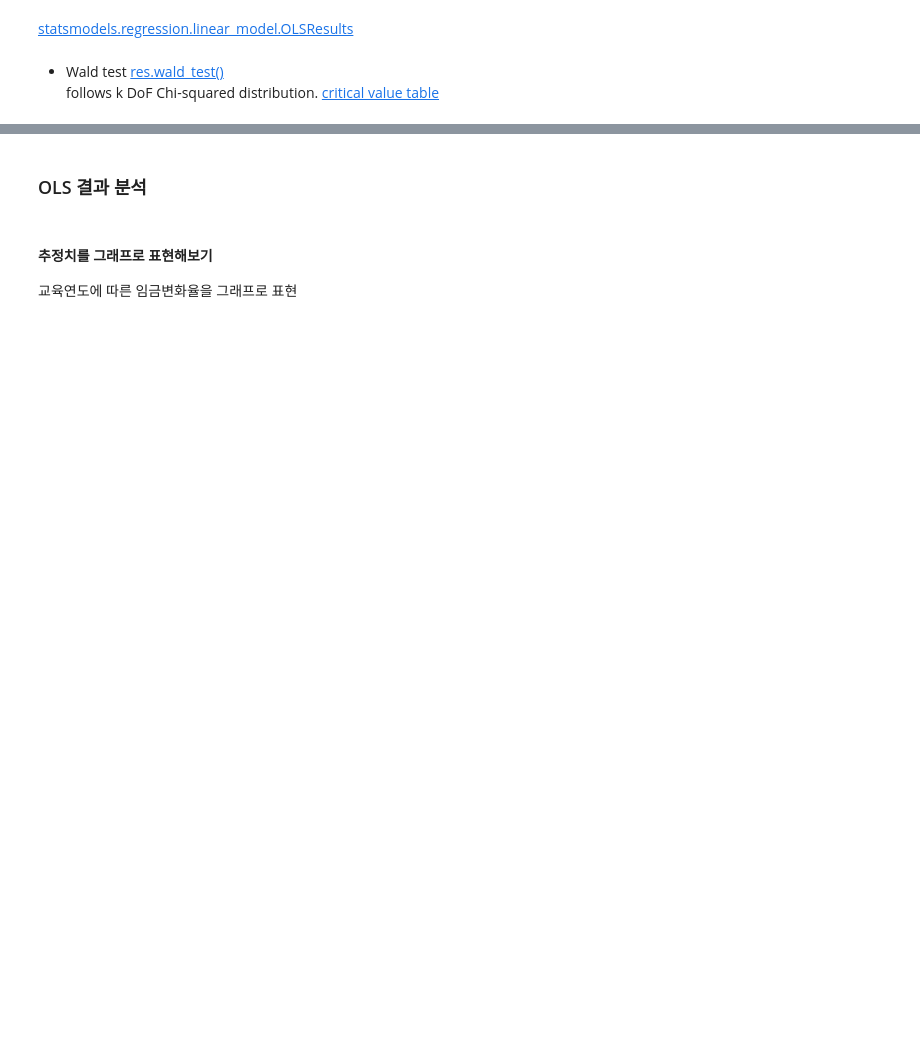
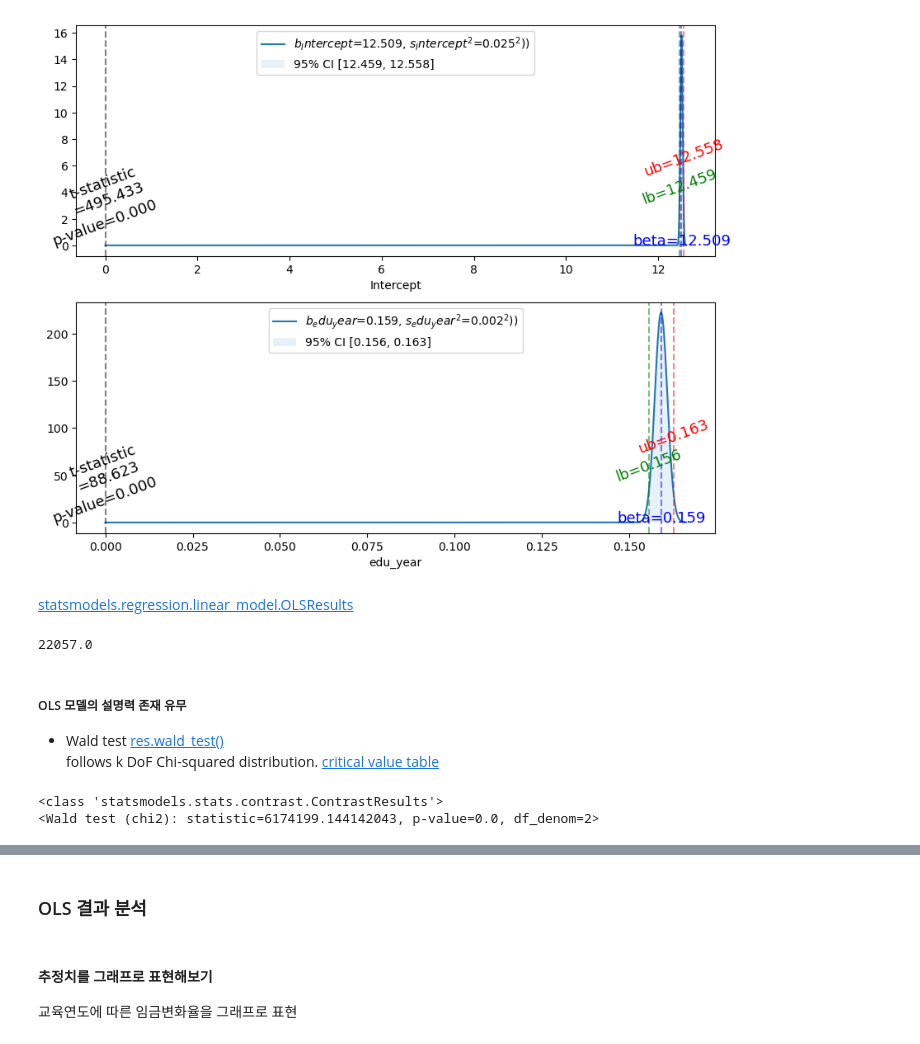
Before and after one commit to SeanJSLee/Teaching_YU_DS_basic_KR, a Jupyter notebook: Lecture_ols.ipynb, the cells around one changed output, grey strips where cells are left out. Drawn from its saved outputs; the diff is of its cells as text; code cells hidden in the pictures; blank space fills up the shorter version.

```diff
--- a/Lecture_ols.ipynb
+++ b/Lecture_ols.ipynb
@@ -153,5 +276,5 @@ draw_dist(y, alpha)
 # %%
 # Fit the OLS model
 model = sm.OLS(y, X)
-result = model.fit(cov_type='HC0')
-result.summary()
+result = model.fit(cov_type='HC0', use_t=True)
+print(result.summary())
@@ -158,10 +299,20 @@ result.summary()
+# %%
+draw_ols_result(result)
+# %% [output]
+[figure, added]
 # %% [markdown]
 [statsmodels.regression.linear_model.OLSResults](https://www.statsmodels.org/stable/generated/statsmodels.regression.linear_model.OLSResults.html)
 # %%
 # 관축치
 result.nobs
+# %% [output]
+22057.0
 # %% [markdown]
+##### OLS 모델의 설명력 존재 유무
  * Wald test [res.wald_test()](https://www.statsmodels.org/stable/generated/statsmodels.regression.linear_model.OLSResults.wald_test.html)
  follows k DoF Chi-squared distribution. [critical value table](https://www.itl.nist.gov/div898/handbook/eda/section3/eda3674.htm)
 # %%
 result.wald_test(result.params.index.to_list(), use_f=False, scalar=True)
+# %% [output]
+<class 'statsmodels.stats.contrast.ContrastResults'>
+<Wald test (chi2): statistic=6174199.144142043, p-value=0.0, df_denom=2>
```
Also changed, not shown: parts of 47 cells of this notebook, 2 other files.
